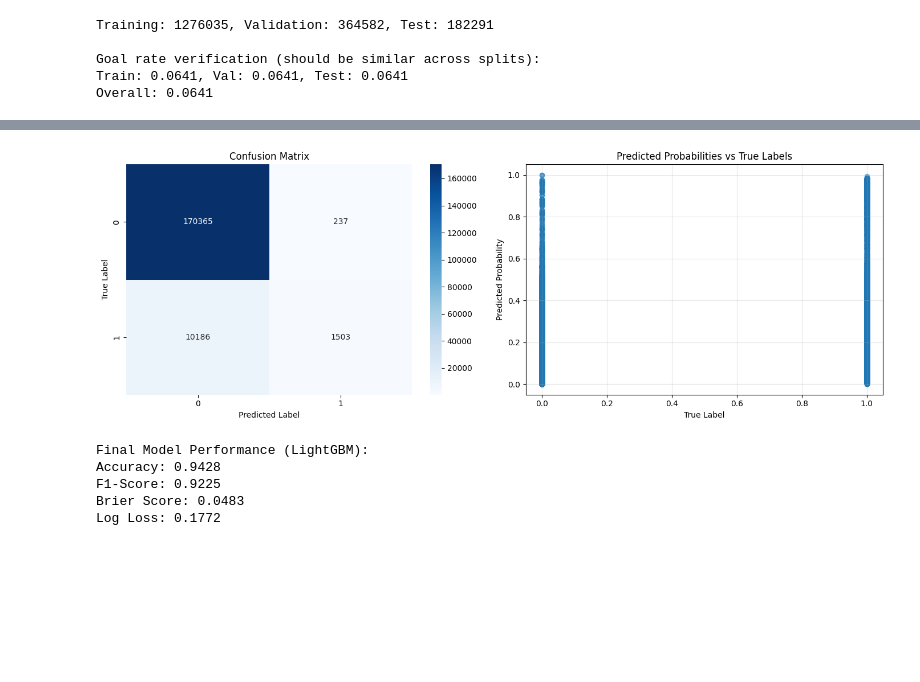
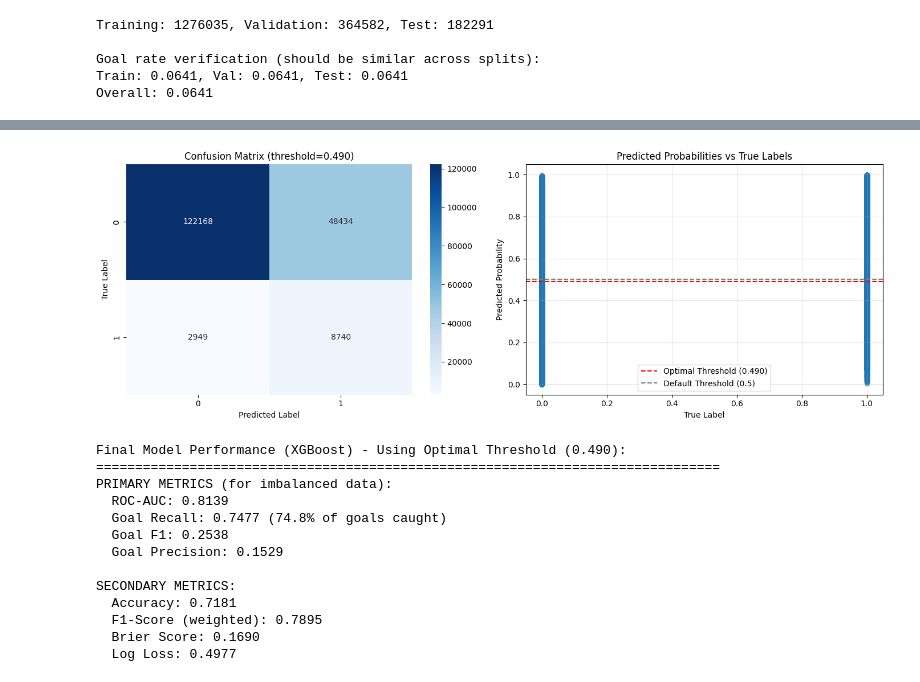
Before and after one commit to GusMahfoud/DS3000Project, a Jupyter notebook: final_project.ipynb, the cells around one changed output, grey strips where cells are left out. Drawn from its saved outputs; the diff is of its cells as text; code cells hidden in the pictures; blank space fills up the shorter version.

```diff
--- a/final_project.ipynb
+++ b/final_project.ipynb
@@ -165,7 +164,8 @@ temporal_leakage_features = [
     'shotPlayStopped',           # Play stopped after shot (includes goals!)
     'shotGeneratedRebound',      # Rebound generated (can't happen if goal)
     'shotPlayContinuedInZone',   # Play continued in zone (can't happen if goal)
-    'shotPlayContinuedOutsideZone' # Play continued outside zone (can't happen if goal)
+    'shotPlayContinuedOutsideZone', # Play continued outside zone (can't happen if goal)
+    'shotGoalieFroze'            # Goalie froze puck within 1 second AFTER shot - if frozen, wasn't a goal!
 ]
 
 drop_cols_before_split = ['game_id', 'time', 'id', 'timeUntilNextEvent'] + temporal_leakage_features
@@ -902,7 +1275,7 @@ plt.show()
 # %%
-fig, axes = plt.subplots(1, 2, figsize=(14, 5))
+fig, axes = plt.subplots(1, 3, figsize=(18, 5))
 
-metrics = ['Accuracy', 'F1']
+metrics = ['ROC-AUC', 'F1-Goal', 'Goal-Recall']
 for idx, metric in enumerate(metrics):
     axes[idx].bar(results_df['Model'], results_df[metric])
     axes[idx].set_ylabel(metric)
@@ -912,6 +1285,10 @@ for idx, metric in enumerate(metrics):
 plt.tight_layout()
 plt.show()
 
-best_model_name = results_df.loc[results_df['Accuracy'].idxmax(), 'Model']
-print(f"\nBest model by accuracy: {best_model_name}")
+# Select best model by ROC-AUC (primary metric for imbalanced data)
+best_model_name = results_df.loc[results_df['ROC-AUC'].idxmax(), 'Model']
+print(f"\nBest model by ROC-AUC: {best_model_name}")
+print(f"  ROC-AUC: {results_df.loc[results_df['ROC-AUC'].idxmax(), 'ROC-AUC']:.4f}")
+print(f"  Goal Recall: {results_df.loc[results_df['ROC-AUC'].idxmax(), 'Goal-Recall']:.4f}")
+print(f"  Goal F1: {results_df.loc[results_df['ROC-AUC'].idxmax(), 'F1-Goal']:.4f}")
 # %% [output]
@@ -1004,36 +1384,59 @@ Top 10 features by SHAP importance:
 # %%
 if best_model_name in test_proba:
-    y_pred_best = test_predictions[best_model_name]
+    y_pred_best = test_predictions_optimal[best_model_name]
     y_proba_best = test_proba[best_model_name][:, 1]
+    opt_threshold = optimal_thresholds.get(best_model_name, 0.5)
 
     fig, axes = plt.subplots(1, 2, figsize=(14, 5))
 
     cm = confusion_matrix(y_test, y_pred_best)
     sns.heatmap(cm, annot=True, fmt='d', cmap='Blues', ax=axes[0])
-    axes[0].set_title('Confusion Matrix')
+    axes[0].set_title(f'Confusion Matrix (threshold={opt_threshold:.3f})')
     axes[0].set_ylabel('True Label')
     axes[0].set_xlabel('Predicted Label')
 
     axes[1].scatter(y_test, y_proba_best, alpha=0.5)
+    axes[1].axhline(y=opt_threshold, color='r', linestyle='--', label=f'Optimal Threshold ({opt_threshold:.3f})')
+    axes[1].axhline(y=0.5, color='gray', linestyle='--', label='Default Threshold (0.5)')
     axes[1].set_xlabel('True Label')
     axes[1].set_ylabel('Predicted Probability')
     axes[1].set_title('Predicted Probabilities vs True Labels')
+    axes[1].legend()
     axes[1].grid(alpha=0.3)
 
     plt.tight_layout()
     plt.show()
 
-    print(f"\nFinal Model Performance ({best_model_name}):")
-    print(f"Accuracy: {accuracy_score(y_test, y_pred_best):.4f}")
-    print(f"F1-Score: {f1_score(y_test, y_pred_best, average='weighted'):.4f}")
-    if best_model_name in test_proba:
-        print(f"Brier Score: {brier_score_loss(y_test, y_proba_best):.4f}")
-        print(f"Log Loss: {log_loss(y_test, test_proba[best_model_name]):.4f}")
+    # Per-class metrics
+    precision, recall, f1, support = precision_recall_fscore_support(
+        y_test, y_pred_best, labels=[0, 1], zero_division=0
+    )
+
+    print(f"\nFinal Model Performance ({best_model_name}) - Using Optimal Threshold ({opt_threshold:.3f}):")
+    print(f"=" * 80)
+    print(f"PRIMARY METRICS (for imbalanced data):")
+    print(f"  ROC-AUC: {roc_auc_score(y_test, y_proba_best):.4f}")
+    print(f"  Goal Recall: {recall[1]:.4f} ({recall[1]*100:.1f}% of goals caught)")
+    print(f"  Goal F1: {f1[1]:.4f}")
+    print(f"  Goal Precision: {precision[1]:.4f}")
+    print(f"\nSECONDARY METRICS:")
+    print(f"  Accuracy: {accuracy_score(y_test, y_pred_best):.4f}")
+    print(f"  F1-Score (weighted): {f1_score(y_test, y_pred_best, average='weighted'):.4f}")
+    print(f"  Brier Score: {brier_score_loss(y_test, y_proba_best):.4f}")
+    print(f"  Log Loss: {log_loss(y_test, test_proba[best_model_name]):.4f}")
 # %% [output]
-[figure, old version]
+[figure, new version]
-Final Model Performance (LightGBM):
-Accuracy: 0.9428
-F1-Score: 0.9225
-Brier Score: 0.0483
-Log Loss: 0.1772
+Final Model Performance (XGBoost) - Using Optimal Threshold (0.490):
+================================================================================
+PRIMARY METRICS (for imbalanced data):
+  ROC-AUC: 0.8139
+  Goal Recall: 0.7477 (74.8% of goals caught)
+  Goal F1: 0.2538
+  Goal Precision: 0.1529
+
+SECONDARY METRICS:
+  Accuracy: 0.7181
+  F1-Score (weighted): 0.7895
+  Brier Score: 0.1690
+  Log Loss: 0.4977
 # %%
```
Also changed, not shown: parts of 18 cells of this notebook.
